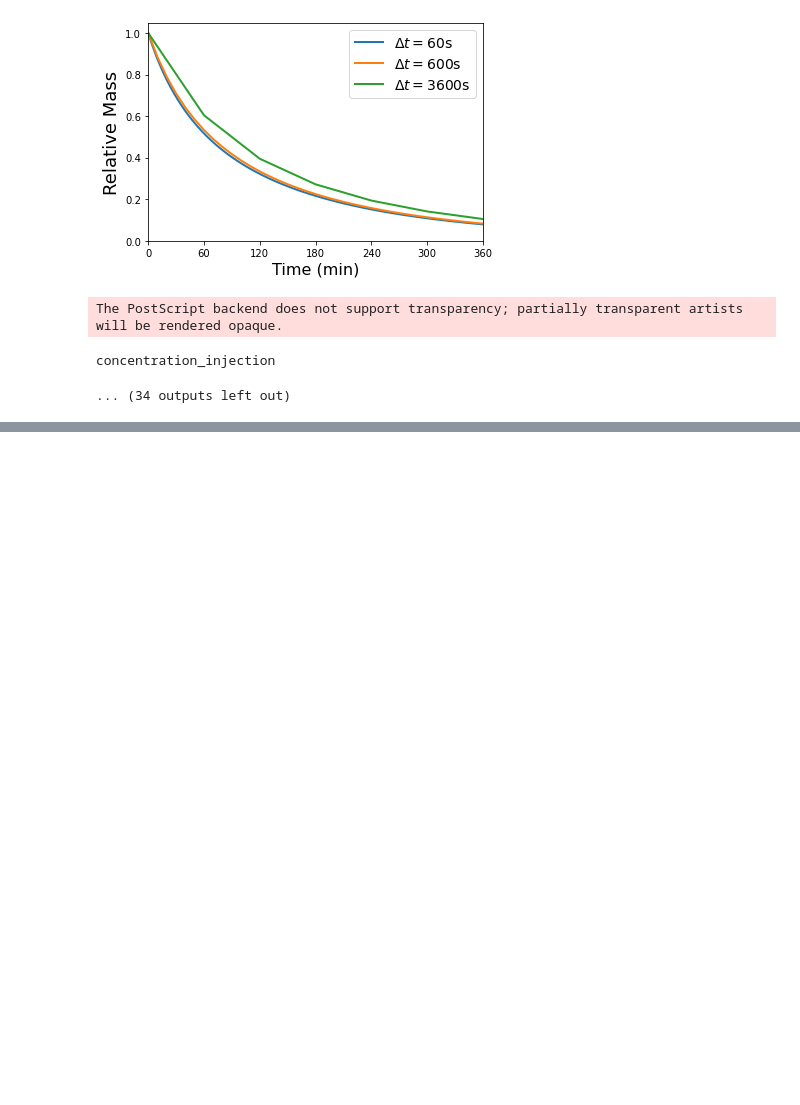
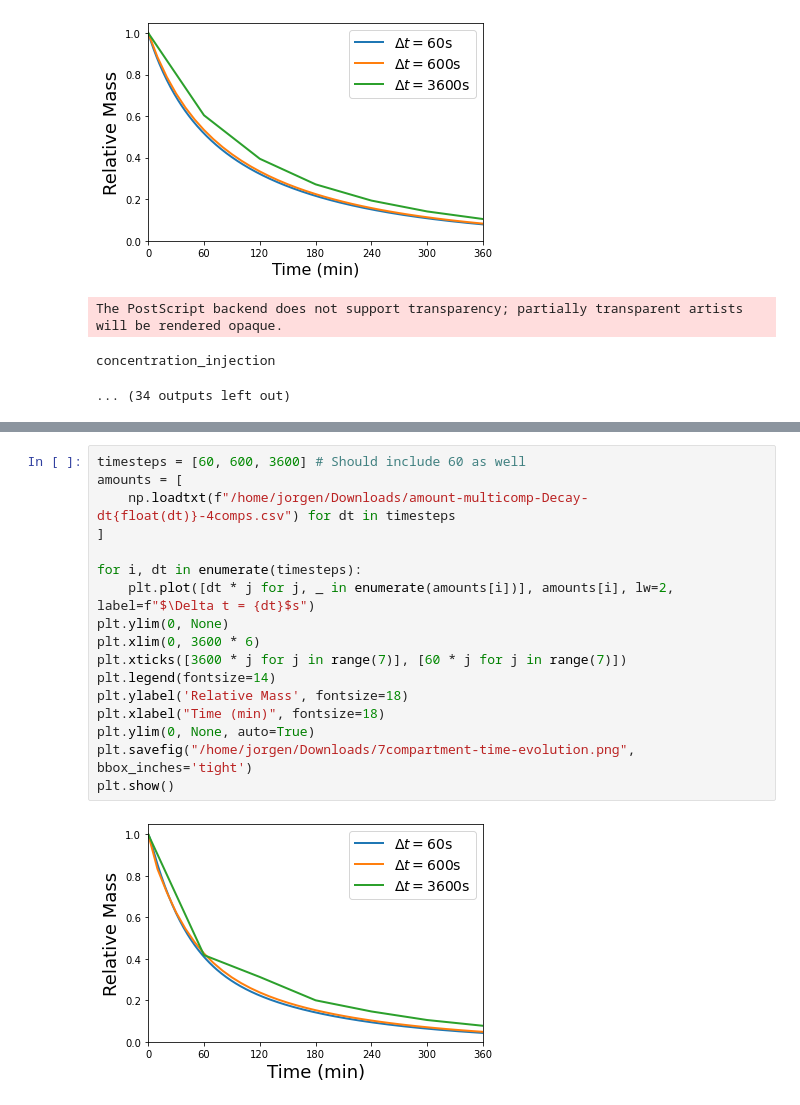
Before and after one commit to jorgenriseth/multirat, a Jupyter notebook: notebooks/Visualization and Measurements.ipynb, the cells around one changed output, grey strips where cells are left out. Saved outputs shown, nothing was run; the diff lists cells and outputs as text; blank space fills up the shorter version.

```diff
--- a/notebooks/Visualization and Measurements.ipynb
+++ b/notebooks/Visualization and Measurements.ipynb
@@ -320,0 +440,19 @@ concentration_injection
+# %%
+timesteps = [60, 600, 3600] # Should include 60 as well
+amounts = [
+    np.loadtxt(f"/home/jorgen/Downloads/amount-multicomp-Decay-dt{float(dt)}-4comps.csv") for dt in timesteps
+]
+
+for i, dt in enumerate(timesteps):
+    plt.plot([dt * j for j, _ in enumerate(amounts[i])], amounts[i], lw=2, label=f"$\Delta t = {dt}$s")
+plt.ylim(0, None)
+plt.xlim(0, 3600 * 6)
+plt.xticks([3600 * j for j in range(7)], [60 * j for j in range(7)])
+plt.legend(fontsize=14)
+plt.ylabel('Relative Mass', fontsize=18)
+plt.xlabel("Time (min)", fontsize=18)
+plt.ylim(0, None, auto=True)
+plt.savefig("/home/jorgen/Downloads/7compartment-time-evolution.png", bbox_inches='tight')
+plt.show()
+# %% [output]
+[figure, added]
```
Also changed, not shown: parts of 6 cells of this notebook.
